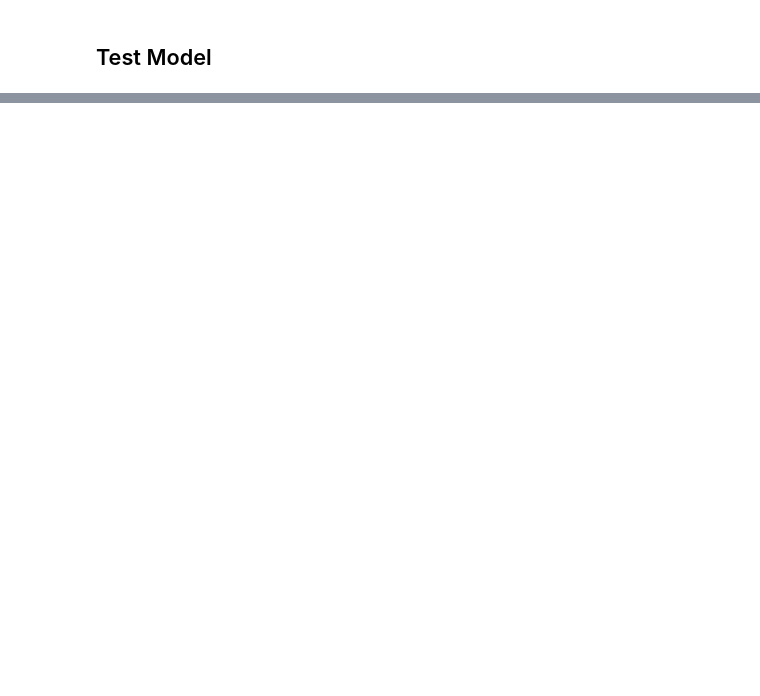
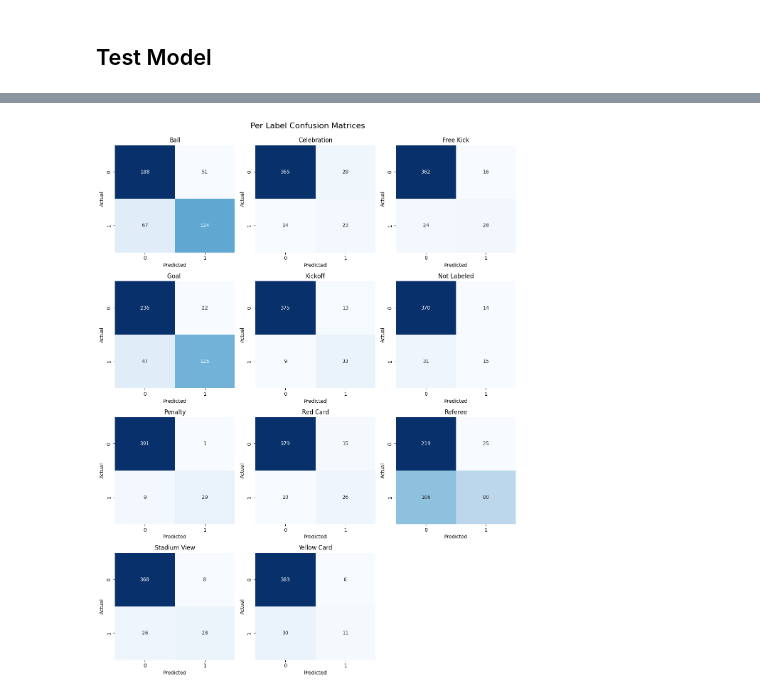
Before and after one commit to mtricanowicz/DSBA6165_Project, a Jupyter notebook: DSBA-6165 - Project - Stage 4 - Baseline Model.ipynb, the cells around one changed output, grey strips where cells are left out. Cells and saved outputs as stored; diff of their text form; code cells hidden in the pictures; blank space fills up the shorter version.

Commit message:
fix typo in 3.5. add classification report and confusion matrix to 4.

```diff
--- a/DSBA-6165 - Project - Stage 4 - Baseline Model.ipynb
+++ b/DSBA-6165 - Project - Stage 4 - Baseline Model.ipynb
@@ -436,0 +437,6 @@ display_predictions(torch.cat(test_images), torch.cat(predictions), torch.cat(te
+# %%
+# Generate classification metrics for the model performance on the test data
+from sklearn.metrics import multilabel_confusion_matrix, classification_report
+idx_to_label = {v: k for k, v in label_to_idx.items()} # reverse the labels to index dictionary
+confusion_matrices = multilabel_confusion_matrix(torch.cat(test_labels).cpu(), torch.cat(predictions).cpu()) # generate confusion matrices for each label
+report = classification_report(torch.cat(test_labels).cpu(), torch.cat(predictions).cpu(), zero_division=np.nan, labels=(list(idx_to_label.keys())), target_names=(list(idx_to_label.values()))) # generate classification report
@@ -436,0 +465,22 @@ display_predictions(torch.cat(test_images), torch.cat(predictions), torch.cat(te
+# %%
+# Plot all confusion matrices as subplots
+plot_rows = 4
+plot_cols = math.ceil(len(confusion_matrices)/plot_rows)
+
+fig, axes = plt.subplots(plot_rows, plot_cols, figsize=(4*plot_cols, 4*plot_rows))
+axes=axes.flatten()
+for i, (matrix, label) in enumerate(zip(confusion_matrices, labels)):
+    sns.heatmap(matrix, annot=True, fmt='d', cmap='Blues', cbar=False, ax=axes[i])
+    axes[i].set_title(f'{idx_to_label[i]}')
+    axes[i].set_xlabel('Predicted')
+    axes[i].set_ylabel('Actual')
+
+for j in range(i + 1, len(axes)):
+    axes[j].axis('off')
+
+fig.suptitle('Per Label Confusion Matrices\n', fontsize=16)
+
+plt.tight_layout()
+plt.show()
+# %% [output]
+[figure, added]
```
Also changed, not shown: parts of 7 cells of this notebook, 1 other file.
